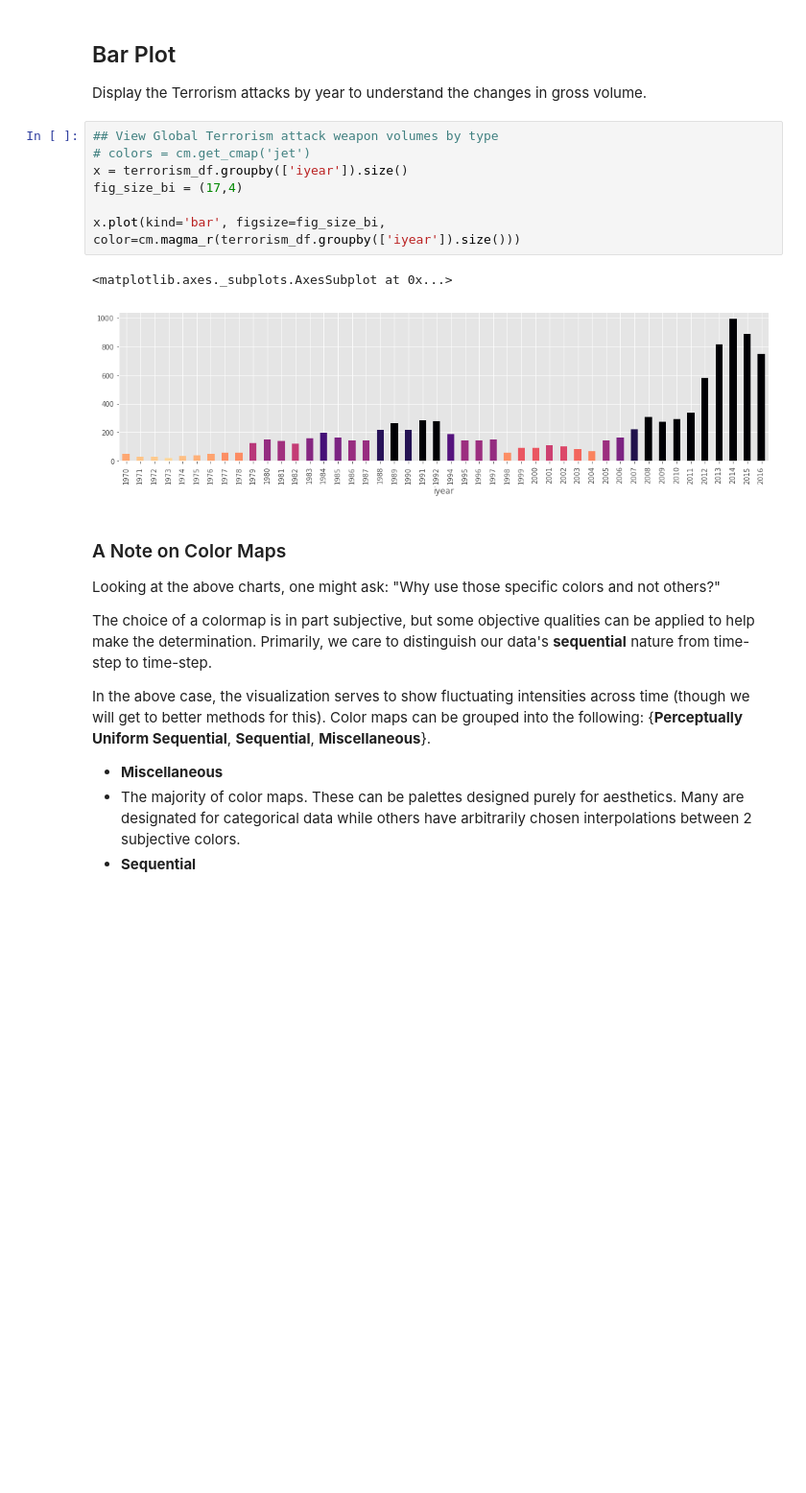
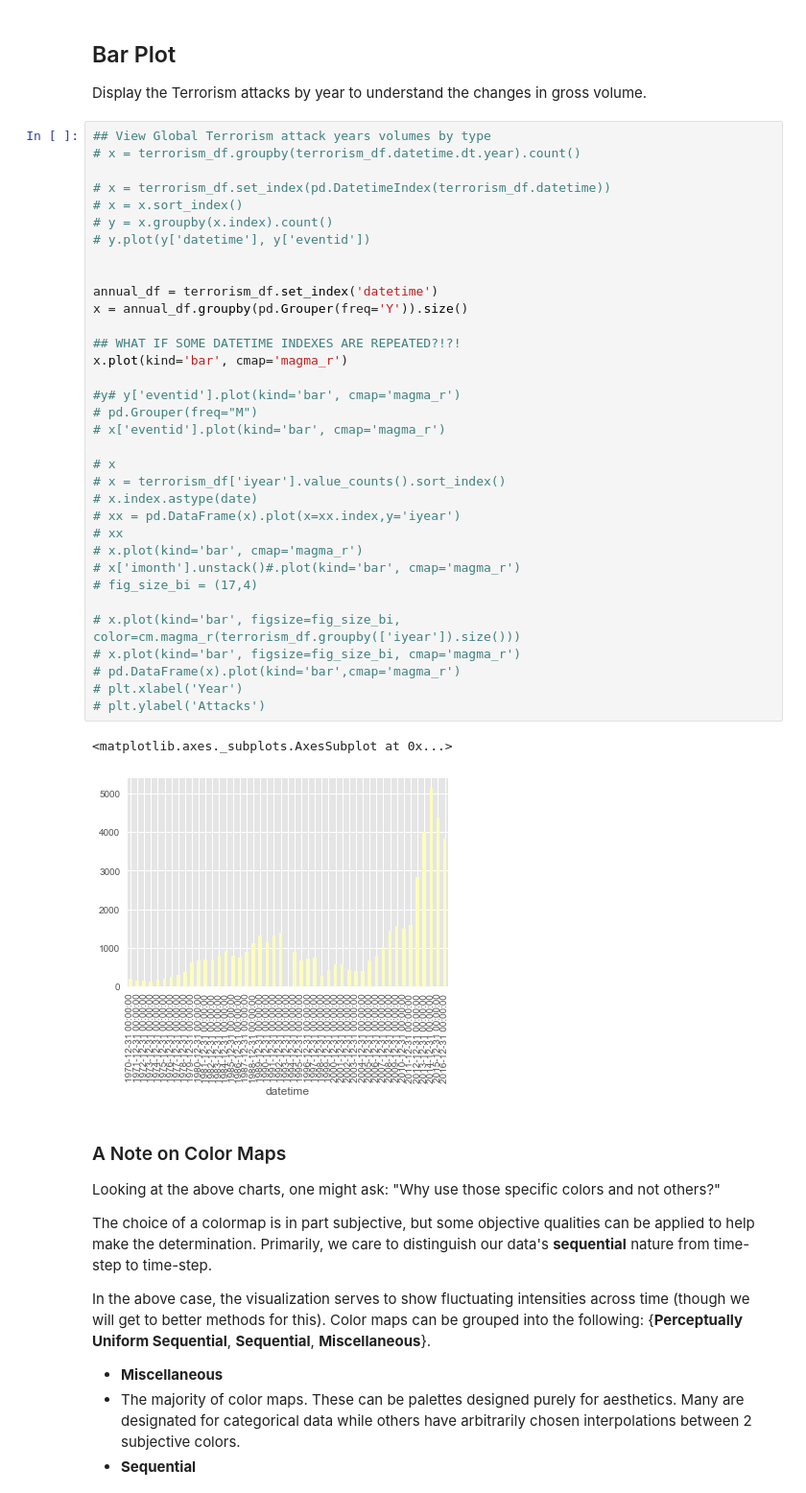
Before and after one commit to TesMunoz/SeniorSim, a Jupyter notebook: Terrorism Dataset Analysis.ipynb, the cells around one changed output. Shown at 96% size. Cells and saved outputs as stored; diff of their text form; blank space fills up the shorter version.

```diff
--- a/Terrorism Dataset Analysis.ipynb
+++ b/Terrorism Dataset Analysis.ipynb
@@ -158,16 +165,43 @@ Dropped 38 malformed event id rows out of 10000.
 ## Bar Plot
 
 Display the Terrorism attacks by year to understand the changes in gross volume.
-# %%
-## View Global Terrorism attack weapon volumes by type
-# colors = cm.get_cmap('jet')
-x = terrorism_df.groupby(['iyear']).size()
-fig_size_bi = (17,4)
-
-x.plot(kind='bar', figsize=fig_size_bi, color=cm.magma_r(terrorism_df.groupby(['iyear']).size()))
-# %% [output]
-<matplotlib.axes._subplots.AxesSubplot at 0x...>
-[figure, removed]
+# %%
+## View Global Terrorism attack years volumes by type
+# x = terrorism_df.groupby(terrorism_df.datetime.dt.year).count()
+
+# x = terrorism_df.set_index(pd.DatetimeIndex(terrorism_df.datetime))
+# x = x.sort_index()
+# y = x.groupby(x.index).count()
+# y.plot(y['datetime'], y['eventid'])
+
+
+annual_df = terrorism_df.set_index('datetime')
+x = annual_df.groupby(pd.Grouper(freq='Y')).size()
+
+## WHAT IF SOME DATETIME INDEXES ARE REPEATED?!?!
+x.plot(kind='bar', cmap='magma_r')
+
+#y# y['eventid'].plot(kind='bar', cmap='magma_r')
+# pd.Grouper(freq="M")
+# x['eventid'].plot(kind='bar', cmap='magma_r')
+
+# x
+# x = terrorism_df['iyear'].value_counts().sort_index()
+# x.index.astype(date)
+# xx = pd.DataFrame(x).plot(x=xx.index,y='iyear')
+# xx
+# x.plot(kind='bar', cmap='magma_r')
+# x['imonth'].unstack()#.plot(kind='bar', cmap='magma_r')
+# fig_size_bi = (17,4)
+
+# x.plot(kind='bar', figsize=fig_size_bi, color=cm.magma_r(terrorism_df.groupby(['iyear']).size()))
+# x.plot(kind='bar', figsize=fig_size_bi, cmap='magma_r')
+# pd.DataFrame(x).plot(kind='bar',cmap='magma_r')
+# plt.xlabel('Year')
+# plt.ylabel('Attacks')
+# %% [output]
+<matplotlib.axes._subplots.AxesSubplot at 0x...>
+[figure, added]
 # %% [markdown]
 ### A Note on Color Maps
 
```
Also changed, not shown: parts of 13 cells of this notebook.
